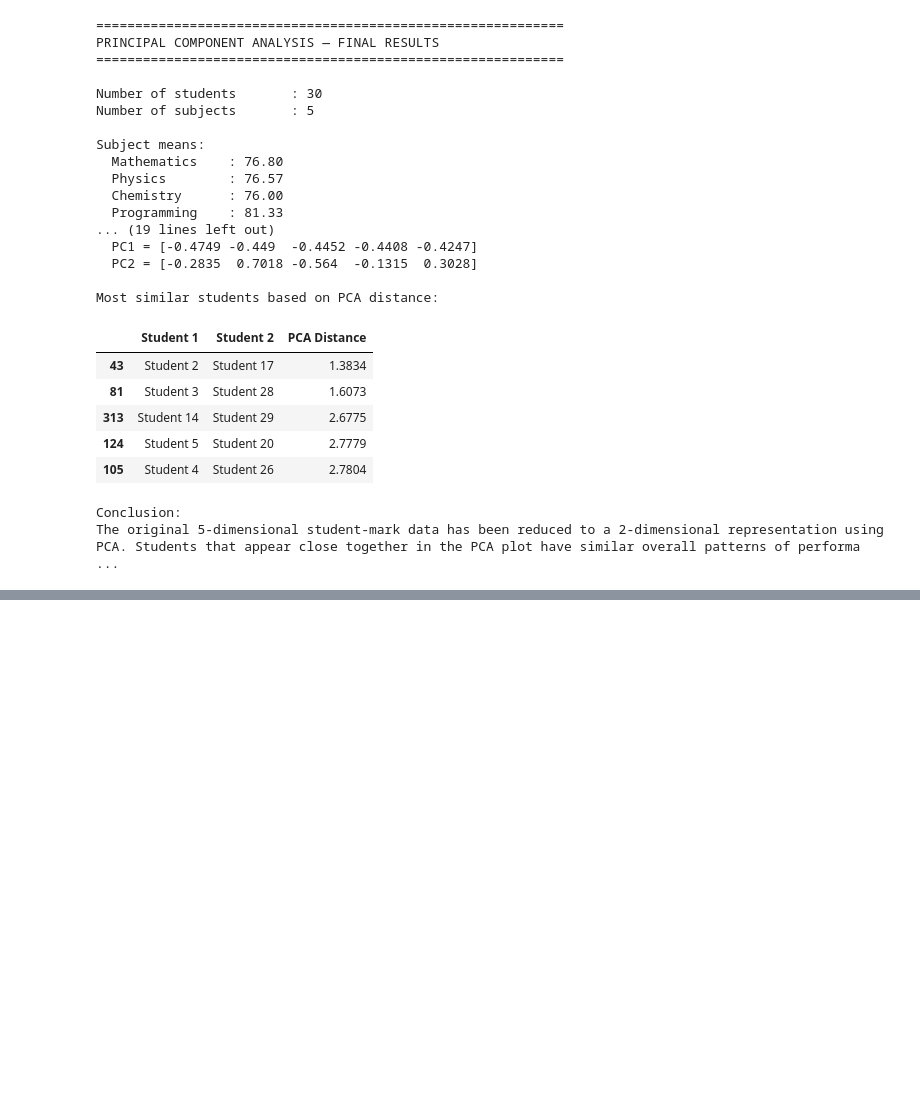
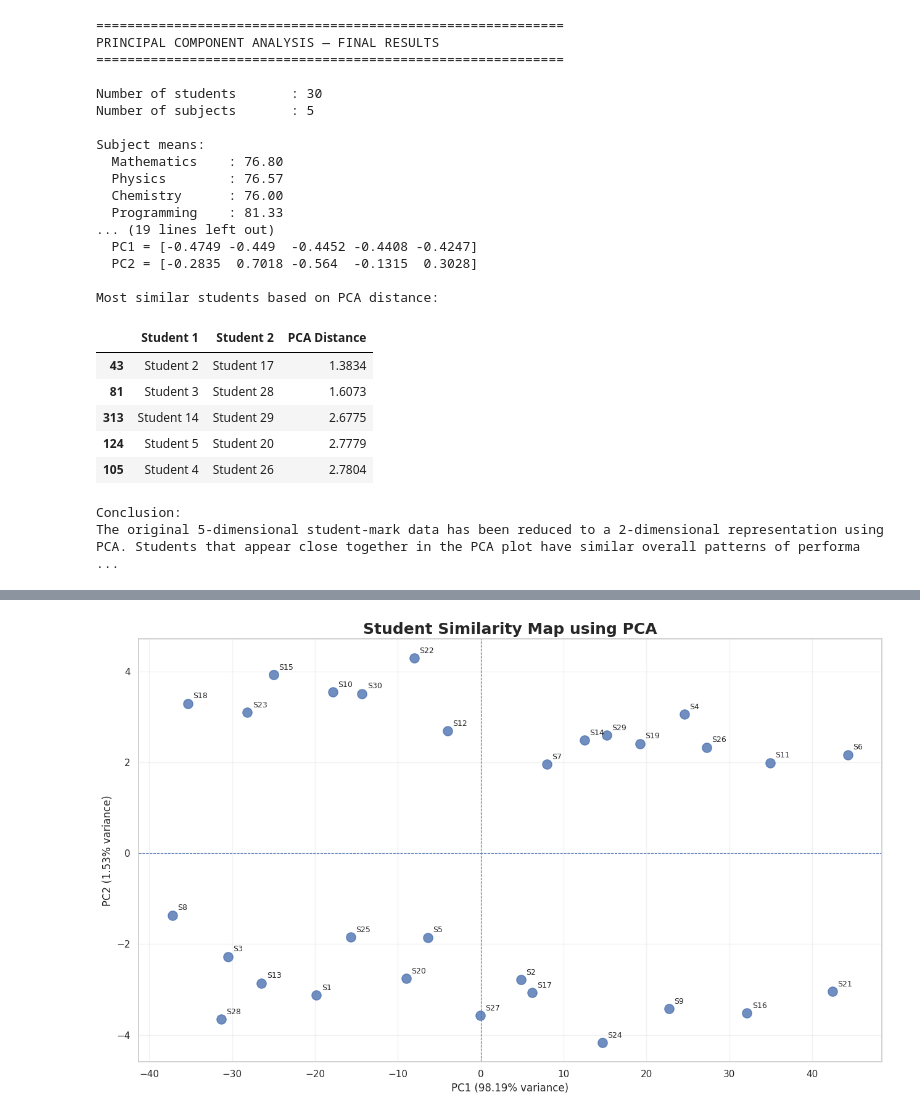
Before and after one commit to kiethema123-csm/Team4, a Jupyter notebook: Incredible_py.ipynb, the cells around one changed output, grey strips where cells are left out. Saved outputs shown, nothing was run; the diff lists cells and outputs as text; code cells hidden in the pictures; blank space fills up the shorter version.

```diff
--- a/Incredible_py.ipynb
+++ b/Incredible_py.ipynb
@@ -817,0 +1474,66 @@ custom_marks = np.array([
+# %%
+# ============================================
+# CELL 14: 2D PCA STUDENT MAP
+# ============================================
+
+import matplotlib.pyplot as plt
+
+plt.figure(figsize=(13, 8))
+
+plt.scatter(
+    pca_coordinates[:, 0],
+    pca_coordinates[:, 1],
+    s=120,
+    alpha=0.8
+)
+
+for i in range(len(student_names)):
+
+    plt.annotate(
+        f"S{i+1}",
+        (
+            pca_coordinates[i, 0],
+            pca_coordinates[i, 1]
+        ),
+        xytext=(6, 6),
+        textcoords="offset points",
+        fontsize=9
+    )
+
+plt.axhline(
+    0,
+    linestyle="--",
+    linewidth=0.8
+)
+
+plt.axvline(
+    0,
+    linestyle="--",
+    linewidth=0.8
+)
+
+plt.xlabel(
+    f"PC1 ({pc1_percentage:.2f}% variance)",
+    fontsize=12
+)
+
+plt.ylabel(
+    f"PC2 ({pc2_percentage:.2f}% variance)",
+    fontsize=12
+)
+
+plt.title(
+    "Student Similarity Map using PCA",
+    fontsize=18,
+    fontweight="bold"
+)
+
+plt.grid(
+    alpha=0.25
+)
+
+plt.tight_layout()
+
+plt.show()
+# %% [output]
+[figure, added]
```
Also changed, not shown: parts of 20 cells of this notebook.
